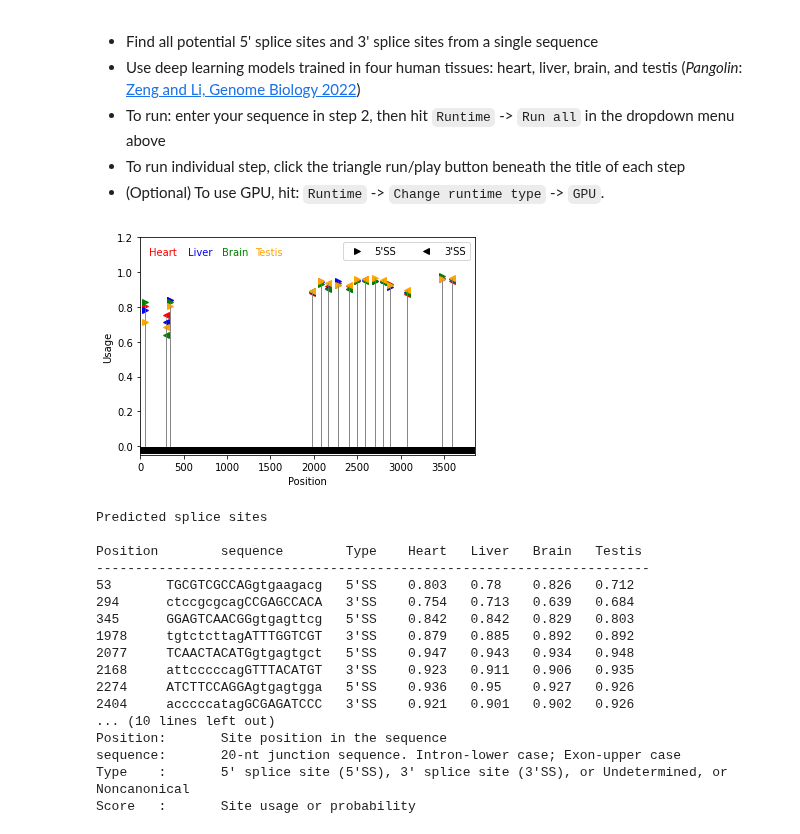
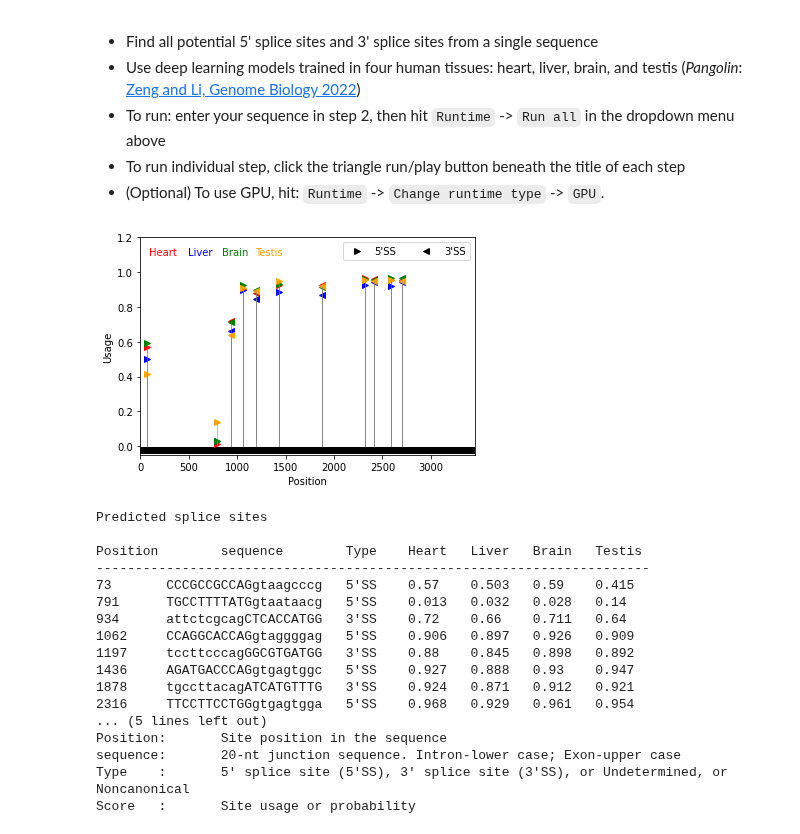
Before and after one commit to xuebingwu/Pangolin, a Jupyter notebook: predict_splice_sites_in_a_sequence.ipynb, the cells around one changed output. Drawn from its saved outputs; the diff is of its cells as text; code cells hidden in the pictures.

```diff
--- a/predict_splice_sites_in_a_sequence.ipynb
+++ b/predict_splice_sites_in_a_sequence.ipynb
@@ -22,7 +22,7 @@ sites from a single sequence
 # %%
 #@title Step 2: Analyze your DNA sequence (~15s with CPU, ~1s with GPU)
 
-SEQUENCE = "GAPDH pre-mRNA" #@param ["ACTB pre-mRNA", "GAPDH pre-mRNA", "EGFP + CENPB 3' UTR"] {allow-input: true}
+SEQUENCE = "ACTB pre-mRNA" #@param ["ACTB pre-mRNA", "GAPDH pre-mRNA", "EGFP + CENPB 3' UTR"] {allow-input: true}
 #seq == "Paste your sequence or choose one sample sequence" #@param ["ACTB pre-mRNA", "GAPDH pre-mRNA", "EGFP + CENPB 3' UTR"] {allow-input: true}
 
 #@markdown - Enter your sequence or select a sample sequence
@@ -205,47 +205,47 @@ def plot_prediction(sites,L):
 
   for pos in sites:
     x = int(pos)
     site_seq, site_type, site_score = sites[pos].split('\t')
 
     site_scores = site_score.split(',')
     # plot the dot
     for i in range(4):
       pylab.plot(x,float(site_scores[i]),markers[site_type],c=colors[i])
       pylab.plot([x,x],[0,float(site_scores[i])],linewidth=0.5,c='gray')
 
   pylab.savefig('plot.pdf')
   pylab.show()
 
 # plot
 plot_prediction(sites,len(seq))
 
 # text/table output
 print('\n\nPredicted splice sites\n')
 print('\t'.join(['Position','sequence','Type'])+'\t'+'\t'.join(tissues))
 print('-----------------------------------------------------------------------')
 for pos in sites:
   print(pos,'\t',sites[pos].replace(',','\t'))
 
 print("\nColumns:")
 print("Position:\tSite position in the sequence")
 print("sequence:\t20-nt junction sequence. Intron-lower case; Exon-upper case")
 print("Type    :\t5' splice site (5'SS), 3' splice site (3'SS), or Undetermined, or Noncanonical")
 print("Score   :\tSite usage or probability")
 # %% [output]
-[figure, old version]
+[figure, new version]
 Predicted splice sites
 
 Position        sequence        Type    Heart   Liver   Brain   Testis
 -----------------------------------------------------------------------
-53       TGCGTCGCCAGgtgaagacg   5'SS    0.803   0.78    0.826   0.712
-294      ctccgcgcagCCGAGCCACA   3'SS    0.754   0.713   0.639   0.684
-345      GGAGTCAACGGgtgagttcg   5'SS    0.842   0.842   0.829   0.803
-1978     tgtctcttagATTTGGTCGT   3'SS    0.879   0.885   0.892   0.892
-2077     TCAACTACATGgtgagtgct   5'SS    0.947   0.943   0.934   0.948
-2168     attcccccagGTTTACATGT   3'SS    0.923   0.911   0.906   0.935
-2274     ATCTTCCAGGAgtgagtgga   5'SS    0.936   0.95    0.927   0.926
-2404     acccccatagGCGAGATCCC   3'SS    0.921   0.901   0.902   0.926
-... (10 lines left out)
+73       CCCGCCGCCAGgtaagcccg   5'SS    0.57    0.503   0.59    0.415
+791      TGCCTTTTATGgtaataacg   5'SS    0.013   0.032   0.028   0.14
+934      attctcgcagCTCACCATGG   3'SS    0.72    0.66    0.711   0.64
+1062     CCAGGCACCAGgtaggggag   5'SS    0.906   0.897   0.926   0.909
+1197     tccttcccagGGCGTGATGG   3'SS    0.88    0.845   0.898   0.892
+1436     AGATGACCCAGgtgagtggc   5'SS    0.927   0.888   0.93    0.947
+1878     tgccttacagATCATGTTTG   3'SS    0.924   0.871   0.912   0.921
+2316     TTCCTTCCTGGgtgagtgga   5'SS    0.968   0.929   0.961   0.954
+... (5 lines left out)
 Position:       Site position in the sequence
 sequence:       20-nt junction sequence. Intron-lower case; Exon-upper case
 Type    :       5' splice site (5'SS), 3' splice site (3'SS), or Undetermined, or Noncanonical
```
Also changed, not shown: parts of 1 cell of this notebook.
